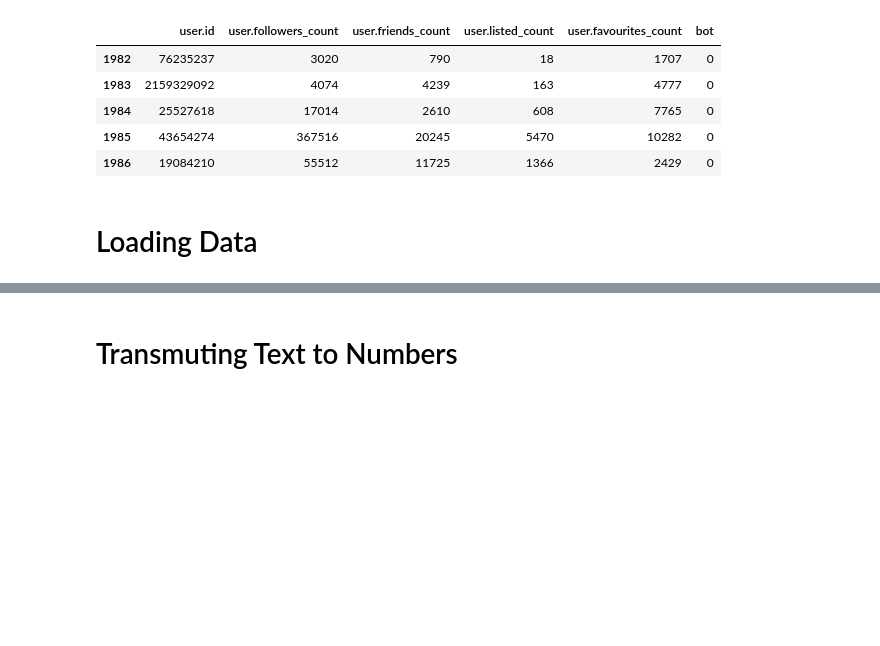
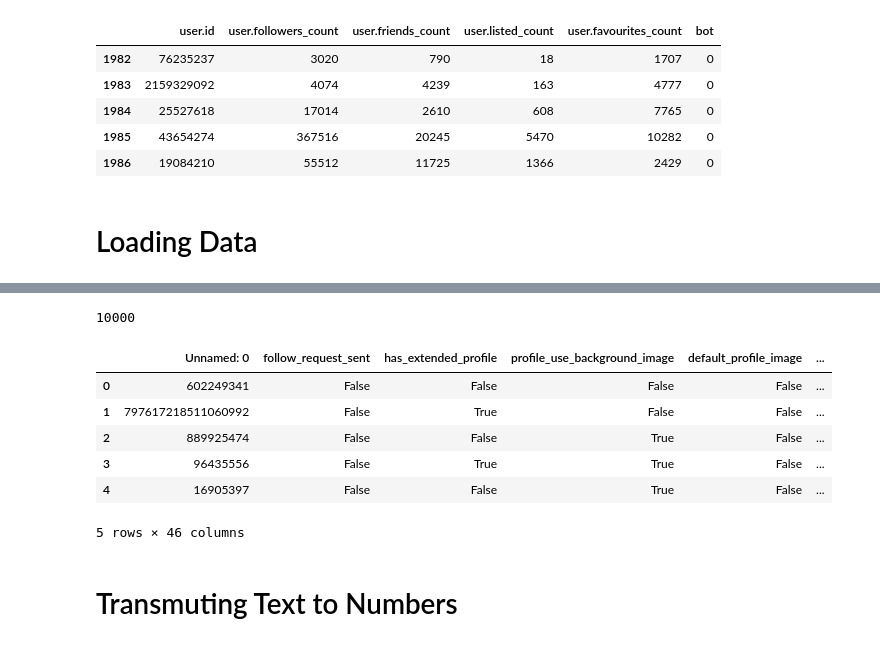
Before and after one commit to nickmcneal/RonnieNickSanderChris, a Jupyter notebook: Ronnie.ipynb, the cells around one changed output, grey strips where cells are left out. Saved outputs shown, nothing was run; the diff lists cells and outputs as text; code cells hidden in the pictures; blank space fills up the shorter version.

```diff
--- a/Ronnie.ipynb
+++ b/Ronnie.ipynb
@@ -68,3 +66,23 @@ pd.set_option('display.max_colwidth', None) # prevents descriptions from being c
+# %%
+accts['description'] = accts['description'].values.astype('U') #formating as unicode for Tfidf
+# %%
+accts = accts[:10000] #shortening for exploratory data work to make easier on computer
+print(len(accts))
+# %% [output]
+10000
+# %%
+#One hot encoding bot
+accts['bot'] = 0
+accts.loc[accts.species == "bot",'bot'] = 1
+accts.head()
+# %% [output]
+|  | Unnamed: 0 | follow_request_sent | has_extended_profile | profile_use_background_image | default_profile_image | ... |
+| 0 | 602249341 | False | False | False | False | ... |
+| 1 | 797617218511060992 | False | True | False | False | ... |
+| 2 | 889925474 | False | False | True | False | ... |
+| 3 | 96435556 | False | True | True | False | ... |
+| 4 | 16905397 | False | False | True | False | ... |
+5 rows × 46 columns
 # %% [markdown]
 # Transmuting Text to Numbers
 # %%
```
Also changed, not shown: parts of 37 cells of this notebook.
